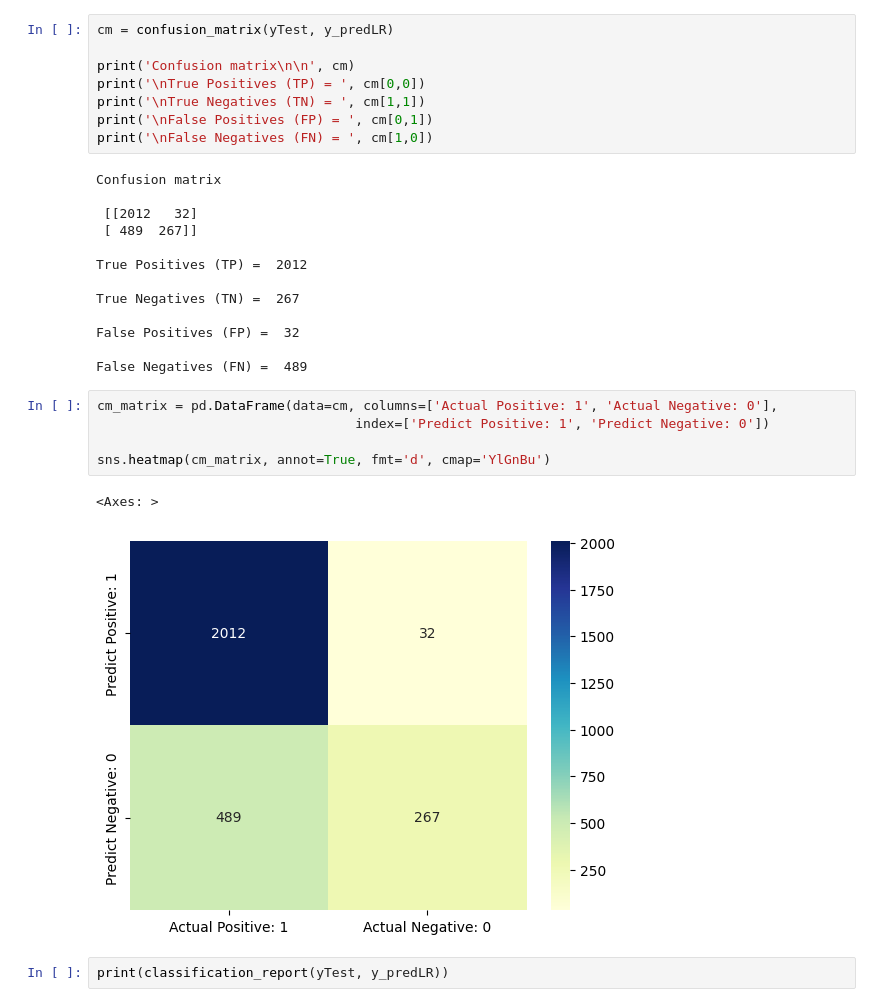
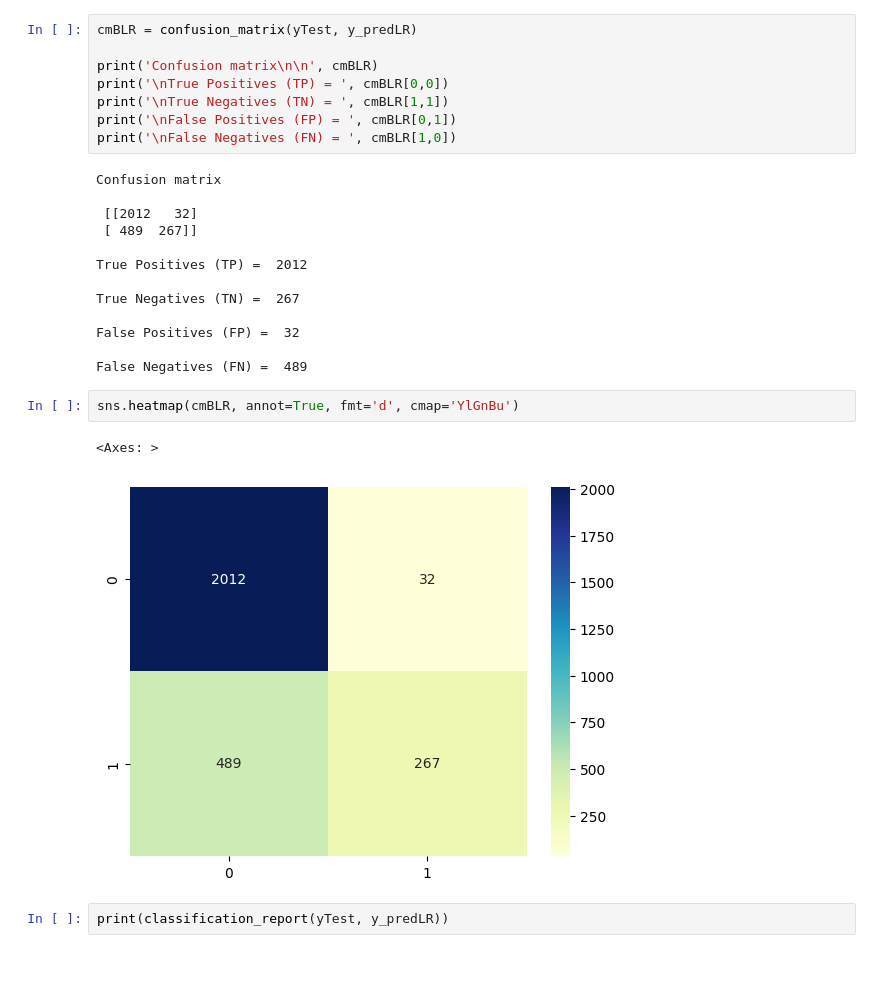
Before and after one commit to brianvansteen/cocurricularClassification, a Jupyter notebook: cocurricularClassification.ipynb, the cells around one changed output. Saved outputs shown, nothing was run; the diff lists cells and outputs as text; blank space fills up the shorter version.

```diff
--- a/cocurricularClassification.ipynb
+++ b/cocurricularClassification.ipynb
@@ -712,13 +716,13 @@ logRegressionAll.predict_proba(xTest)[:, 1]
 array([0.1985346 , 0.34329665, 0.07239046, ..., 0.42110055, 0.35174727,
        0.09439014])
 # %%
-cm = confusion_matrix(yTest, y_predLR)
+cmBLR = confusion_matrix(yTest, y_predLR)
 
-print('Confusion matrix\n\n', cm)
-print('\nTrue Positives (TP) = ', cm[0,0])
-print('\nTrue Negatives (TN) = ', cm[1,1])
-print('\nFalse Positives (FP) = ', cm[0,1])
-print('\nFalse Negatives (FN) = ', cm[1,0])
+print('Confusion matrix\n\n', cmBLR)
+print('\nTrue Positives (TP) = ', cmBLR[0,0])
+print('\nTrue Negatives (TN) = ', cmBLR[1,1])
+print('\nFalse Positives (FP) = ', cmBLR[0,1])
+print('\nFalse Negatives (FN) = ', cmBLR[1,0])
 # %% [output]
 Confusion matrix
 
@@ -733,13 +737,10 @@ False Positives (FP) =  32
 
 False Negatives (FN) =  489
 # %%
-cm_matrix = pd.DataFrame(data=cm, columns=['Actual Positive: 1', 'Actual Negative: 0'],
-                                 index=['Predict Positive: 1', 'Predict Negative: 0'])
-
-sns.heatmap(cm_matrix, annot=True, fmt='d', cmap='YlGnBu')
+sns.heatmap(cmBLR, annot=True, fmt='d', cmap='YlGnBu')
 # %% [output]
 <Axes: >
-[figure, old version]
+[figure, new version]
 # %%
 print(classification_report(yTest, y_predLR))
 # %% [output]
```
Also changed, not shown: parts of 67 cells of this notebook.
